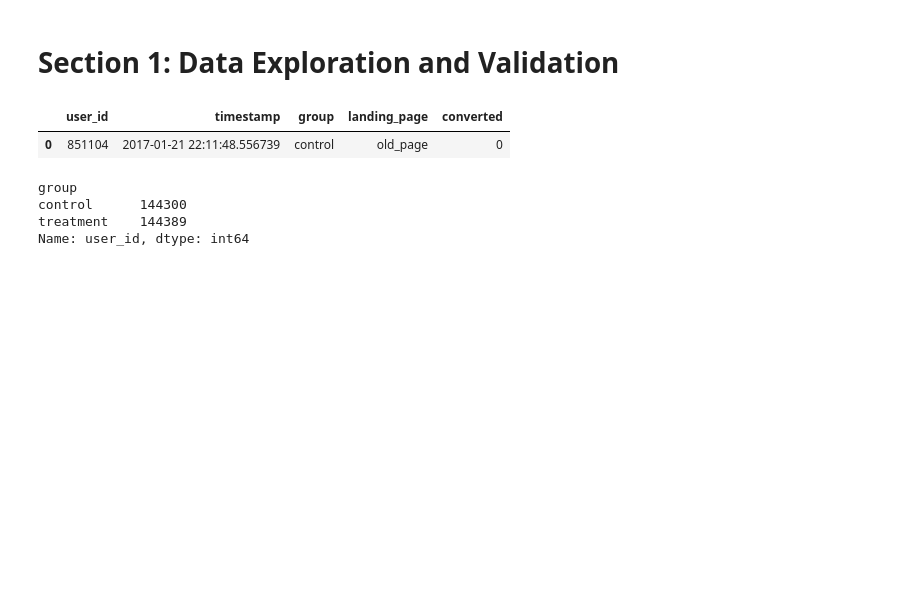
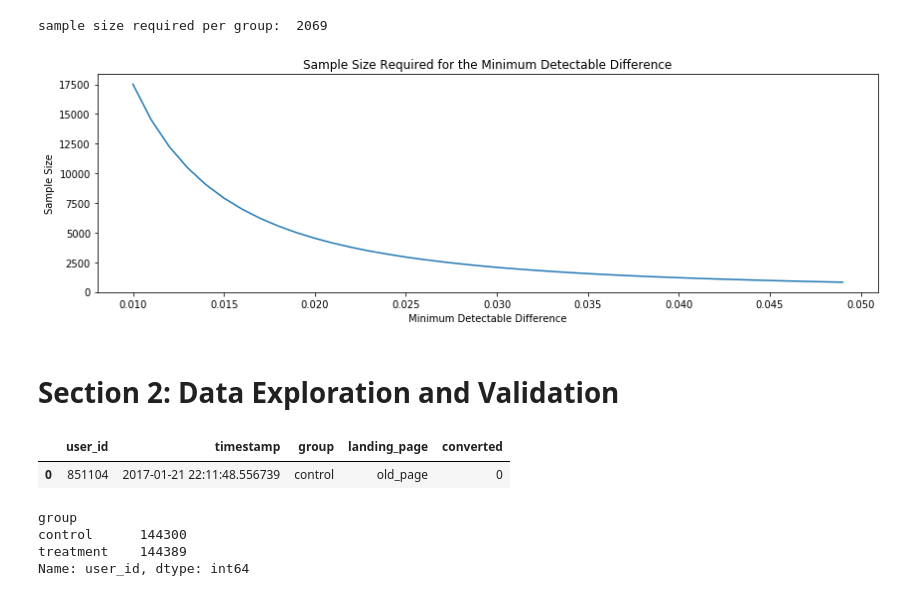
Before and after one commit to jackdoesdata/Experimentation, a Jupyter notebook: Web_Test/A|B Test Analysis.ipynb, the cells around one changed output. Saved outputs shown, nothing was run; the diff lists cells and outputs as text; code cells hidden in the pictures; blank space fills up the shorter version.

```diff
--- a/Web_Test/A|B Test Analysis.ipynb
+++ b/Web_Test/A|B Test Analysis.ipynb
@@ -6,5 +16,44 @@ data = pd.read_csv('./ab_data.csv')
+# %%
+# for the function below, I would look at historical data and define a baseline conversion rate, as well as
+# a forecast for unique visitors. I would then plug in an expected MDL and play around until the numbers 'worked'.
+# significance (p-value) of 0.05 is standard and would equate to '95% confident in the results'.
+# power of 0.8 is standard as well. Power is used to avoid Type II error.
+
+def compute_sample_size(baselineConversionRate, MDL, pvalue = 0.05, power = 0.8):
+    prop2 = baselineConversionRate + MDL
+    effect_size = sms.proportion_effectsize(baselineConversionRate, prop2)
+    sample_size = sms.NormalIndPower().solve_power(
+        effect_size, power = power, alpha = pvalue, ratio = 1)
+
+    return sample_size
+
+sample_size = compute_sample_size(baselineConversionRate = 0.123, MDL = 0.03)
+print('sample size required per group: ', int(round(sample_size)))
+# %% [output]
+sample size required per group:  2069
+# %%
+# this visualizes the relationship between sample size and MDL. They have have an inverse relationship - as MDL
+# increases, sample decreases. As MDL decreases, sample increases. As an analyst, my job is to figure out
+# the optimal sample to MDL to get statistically significant results.
+
+# how to read the chart below would be if we were to see a 0.025 MDL (+2.5% test vs. control), we would need ~3k
+# unique visitors per sample to achieve a p-value of 0.05, or 95% confidence.
+sample_sizes = []
+MDL = np.arange(0.01, 0.05, 0.001)
+for i in MDL:
+    sample_size = compute_sample_size(baselineConversionRate = 0.123, MDL = i)
+    sample_sizes.append(sample_size)
+
+plt.plot(MDL, sample_sizes)
+plt.title('Sample Size Required for the Minimum Detectable Difference')
+plt.ylabel('Sample Size')
+plt.xlabel('Minimum Detectable Difference')
+plt.tight_layout()
+plt.show()
+# %% [output]
+[figure, added]
 # %% [markdown]
-# Section 1: Data Exploration and Validation
+# Section 2: Data Exploration and Validation
 # %%
 data.head(1)
 # %% [output]
```
Also changed, not shown: parts of 11 cells of this notebook.
